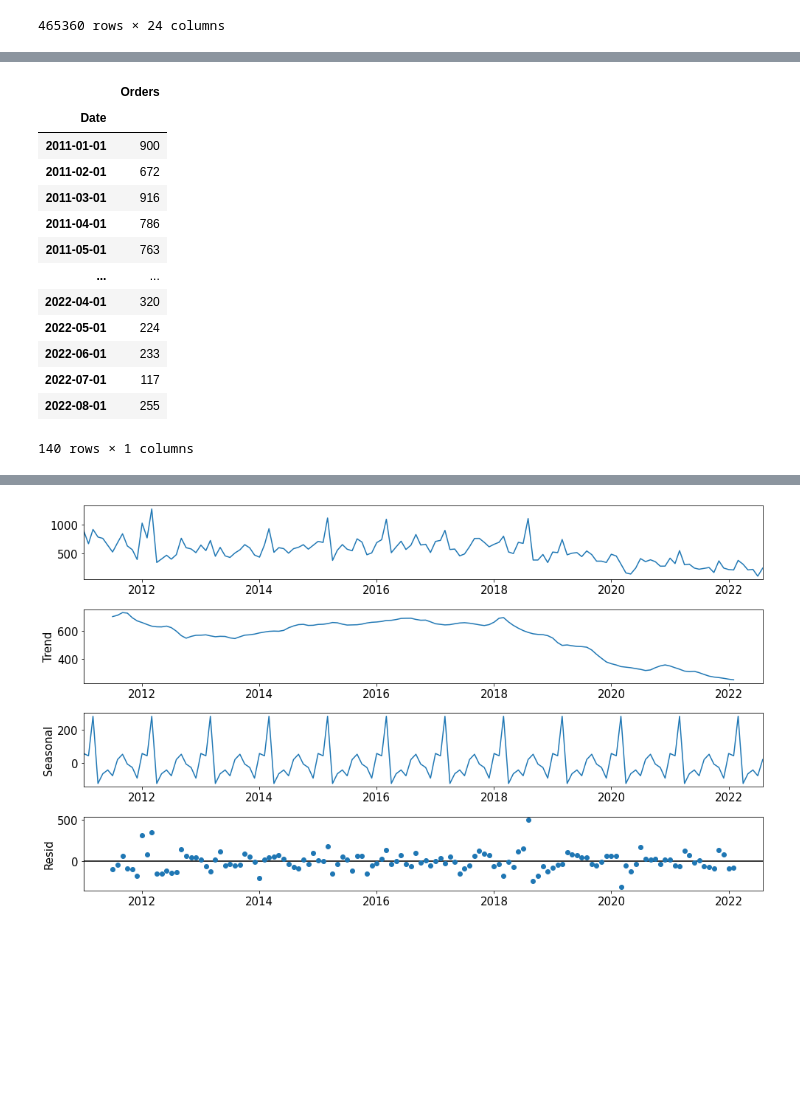
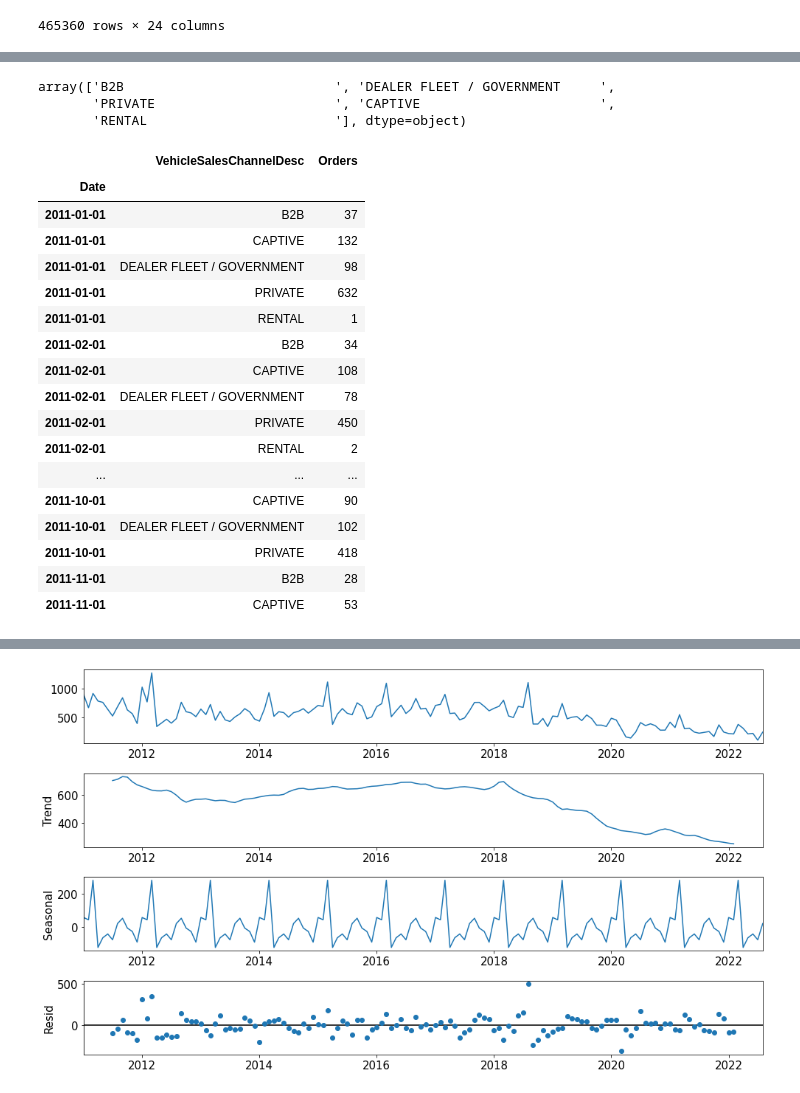
Before and after one commit to martinel-UAS/projects, a Jupyter notebook: 5. Master_thesis/Project.ipynb, the cells around one changed output, grey strips where cells are left out. Cells and saved outputs as stored; diff of their text form; code cells hidden in the pictures; blank space fills up the shorter version.

```diff
--- a/5. Master_thesis/Project.ipynb
+++ b/5. Master_thesis/Project.ipynb
@@ -139,0 +163,12 @@ df
+# %%
+sales_channel_df['vehOrderClassCode'] = sales_channel_df['vehOrderClassCode'].str.replace(" ", "")
+df['vehOrderClassCode'] = df['vehOrderClassCode'].str.replace(" ", "")
+# %%
+# Merge both dataframes
+#data = pd.merge(sales_channel_df, df, on='vehOrderClassCode', how='outer')
+#data = df.join ( sales_channel_df.set_index( [ 'vehOrderClassCode' ], verify_integrity=True ), on=[ 'vehOrderClassCode' ], how='inner' )
+#data = df.merge(sales_channel_df, left_on='vehOrderClassCode', right_on='vehOrderClassCode')
+#data = df.merge(sales_channel_df, left_on='vehOrderClassCode', right_on='vehOrderClassCode', suffixes=('_left', '_right'))
+data = df.merge(sales_channel_df,
+                      on = "vehOrderClassCode",
+                      indicator = True)
@@ -151,7 +204,7 @@ Index(['vehOrderClassCode', 'RetailNSC', 'NSCModelGroupCode',
       dtype='object')
 # %%
 # Create a copy
-df_Finland = df
+df_Finland = data
 # %%
 pd.set_option('mode.chained_assignment', None)
 
@@ -177 +246,7 @@ df_Finland['month'] = pd.DatetimeIndex(df_Finland['RetailDate']).month
+# %%
+df_Finland['VehicleSalesChannelDesc'].unique()
+# %% [output]
+array(['B2B                           ', 'DEALER FLEET / GOVERNMENT     ',
+       'PRIVATE                       ', 'CAPTIVE                       ',
+       'RENTAL                        '], dtype=object)
 # %%
@@ -179,24 +253,28 @@ df_Finland
 df_Finland.to_excel("output.xlsx")
 # %%
 # Using groupby() and count()
-result = df_Finland.groupby(['year', 'month']).size().reset_index(name='Orders')
+result = df_Finland.groupby(['year', 'month', 'VehicleSalesChannelDesc']).size().reset_index(name='Orders')
 result['Date'] = pd.to_datetime(result[['year', 'month']].assign(DAY=1))
 result.drop(['year', 'month'], axis=1, inplace=True)
 result = result.set_index("Date")
 # %%
-result
+result.head(50)
 # %% [output]
-|  | Orders |
-| Date |  |
-| 2011-01-01 | 900 |
-| 2011-02-01 | 672 |
-| 2011-03-01 | 916 |
-| 2011-04-01 | 786 |
-| 2011-05-01 | 763 |
-| ... | ... |
-| 2022-04-01 | 320 |
-| 2022-05-01 | 224 |
-| 2022-06-01 | 233 |
-| 2022-07-01 | 117 |
-| 2022-08-01 | 255 |
+|  | VehicleSalesChannelDesc | Orders |
+| Date |  |  |
+| 2011-01-01 | B2B | 37 |
+| 2011-01-01 | CAPTIVE | 132 |
+| 2011-01-01 | DEALER FLEET / GOVERNMENT | 98 |
+| 2011-01-01 | PRIVATE | 632 |
+| 2011-01-01 | RENTAL | 1 |
+| 2011-02-01 | B2B | 34 |
+| 2011-02-01 | CAPTIVE | 108 |
+| 2011-02-01 | DEALER FLEET / GOVERNMENT | 78 |
+| 2011-02-01 | PRIVATE | 450 |
+| 2011-02-01 | RENTAL | 2 |
+| ... | ... | ... |
+| 2011-10-01 | CAPTIVE | 90 |
+| 2011-10-01 | DEALER FLEET / GOVERNMENT | 102 |
+| 2011-10-01 | PRIVATE | 418 |
+| 2011-11-01 | B2B | 28 |
+| 2011-11-01 | CAPTIVE | 53 |
-140 rows × 1 columns
```
Also changed, not shown: parts of 10 cells of this notebook, 1 other file.
